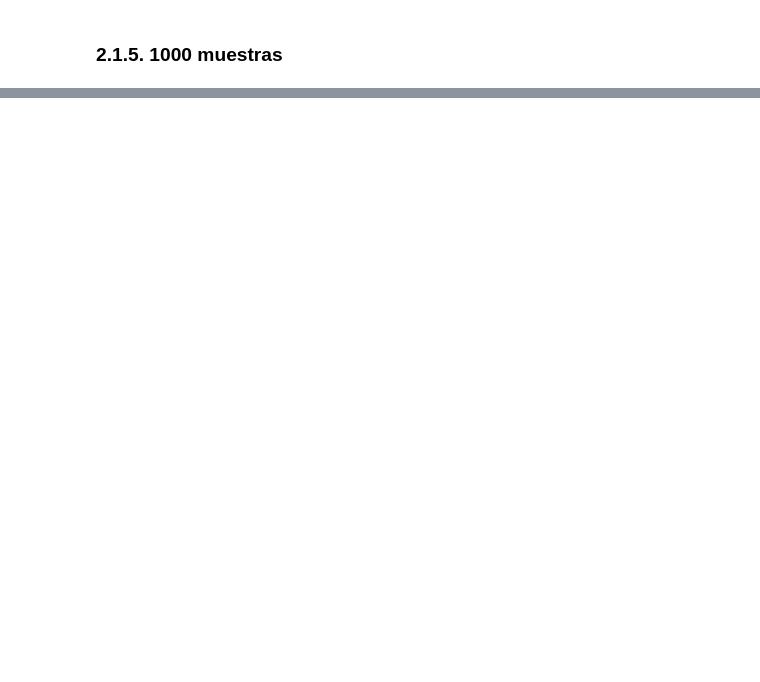
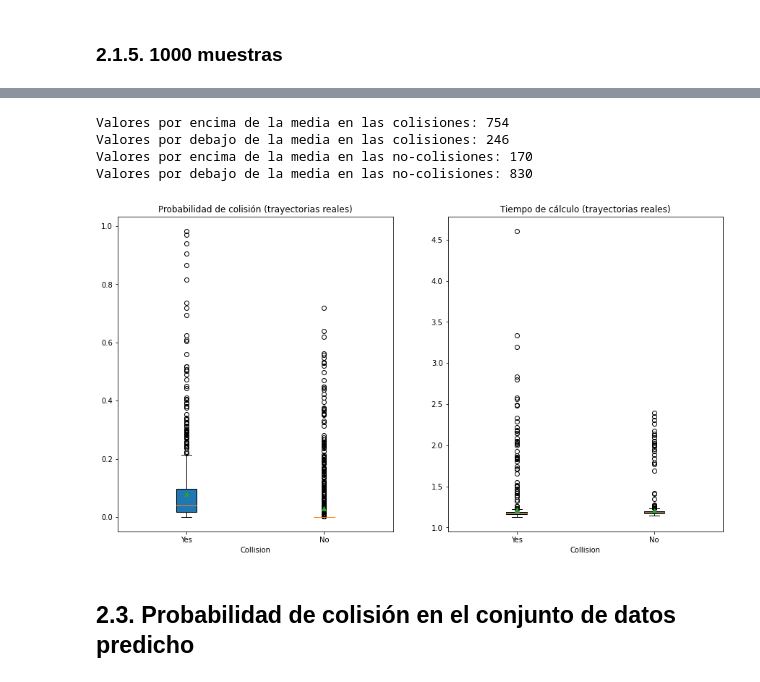
Before and after one commit to rcorvial/vehicles_collision_detector, a Jupyter notebook: Probabilidad_de_colision.ipynb, the cells around one changed output, grey strips where cells are left out. Saved outputs shown, nothing was run; the diff lists cells and outputs as text; code cells hidden in the pictures; blank space fills up the shorter version.

```diff
--- a/Probabilidad_de_colision.ipynb
+++ b/Probabilidad_de_colision.ipynb
@@ -371,0 +454,13 @@ df_collision_prob.head()
+# %%
+collisions = df_collision_prob[df_collision_prob['collision'] == 1]
+no_collisions = df_collision_prob[df_collision_prob['collision'] == 0]
+
+print("Probabilidad media de colision para las colisiones: {}"
+      .format(np.mean(collisions['probability'])))
+print("Probabilidad media de colision para las no-colisiones: {}"
+      .format(np.mean(no_collisions['probability'])))
+
+print("Tiempo medio de ejecuion para las colisiones: {}"
+      .format(np.mean(collisions['execution_time'])))
+print("Tiempo medio de ejecuion para las no-colisiones: {}"
+      .format(np.mean(no_collisions['execution_time'])))
@@ -371,0 +496,36 @@ df_collision_prob.head()
+# %%
+collision_threshold = 0.016
+
+print("Valores por encima de la media en las colisiones: {}"
+      .format(len(collisions[collisions['probability'] >= collision_threshold])))
+print("Valores por debajo de la media en las colisiones: {}"
+      .format(len(collisions[collisions['probability'] < collision_threshold])))
+
+print("Valores por encima de la media en las no-colisiones: {}"
+      .format(len(no_collisions[no_collisions['probability'] >= collision_threshold])))
+print("Valores por debajo de la media en las no-colisiones: {}"
+      .format(len(no_collisions[no_collisions['probability'] < collision_threshold])))
+# %% [output]
+Valores por encima de la media en las colisiones: 754
+Valores por debajo de la media en las colisiones: 246
+Valores por encima de la media en las no-colisiones: 170
+Valores por debajo de la media en las no-colisiones: 830
+# %%
+data_prob = [collisions['probability'], no_collisions['probability']]
+data_time = [collisions['execution_time'], no_collisions['execution_time']]
+
+fig, ax = plt.subplots(nrows=1, ncols=2, figsize=(15, 8))
+ax[0].boxplot(data_prob, showmeans=True, patch_artist = True,
+              labels=['Yes', 'No'])
+ax[0].set_title("Probabilidad de colisión (trayectorias reales)")
+ax[0].set_xlabel("Collision")
+
+ax[1].boxplot(data_time, showmeans=True, patch_artist = True,
+              labels=['Yes', 'No'])
+ax[1].set_title("Tiempo de cálculo (trayectorias reales)")
+ax[1].set_xlabel("Collision")
+plt.show()
+# %% [output]
+[figure, added]
+# %% [markdown]
+## 2.3. Probabilidad de colisión en el conjunto de datos predicho
```
Also changed, not shown: parts of 25 cells of this notebook, 2 other files.
